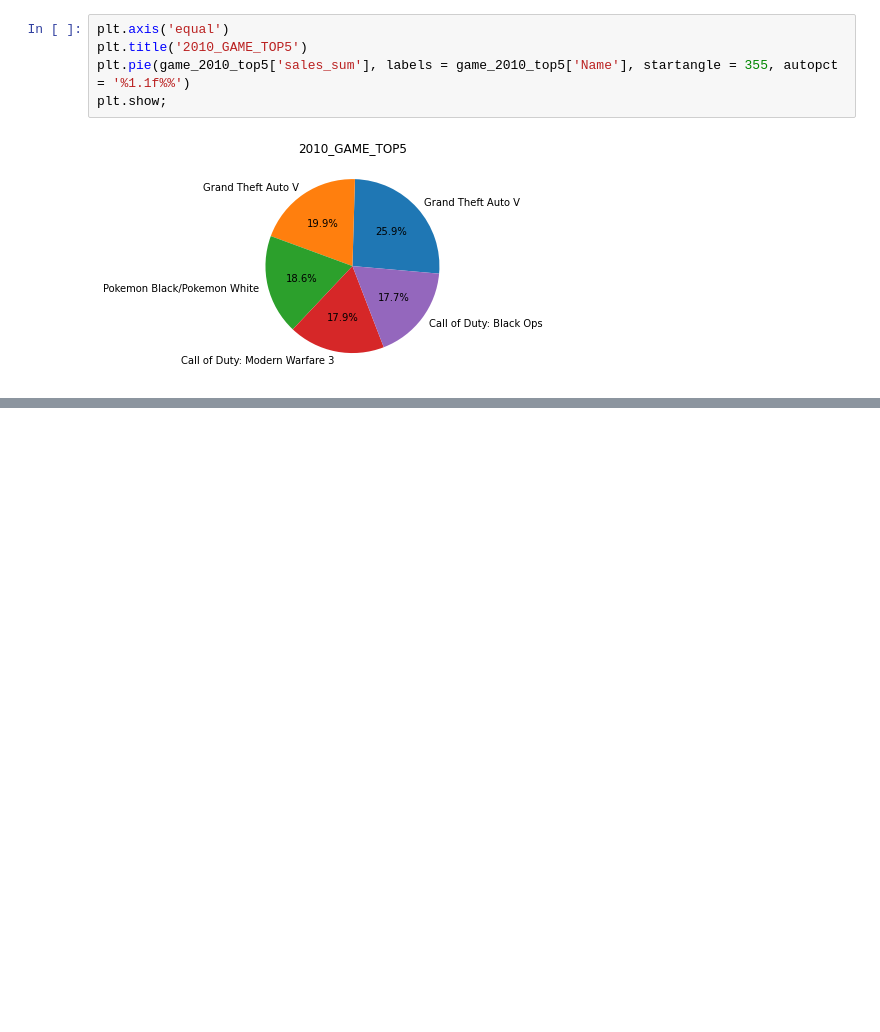
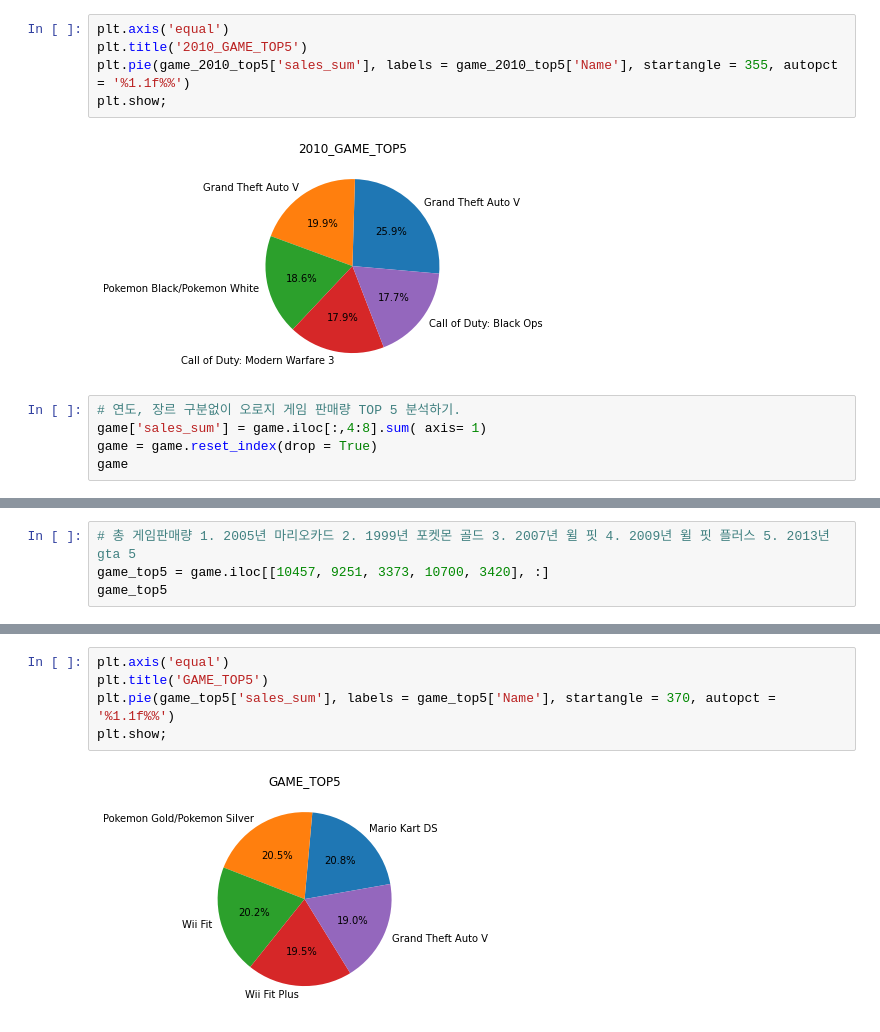
Before and after one commit to matHoYoung/AI_18_JHY_section1, a Jupyter notebook: AI_18_정호영_section1.ipynb, the cells around one changed output, grey strips where cells are left out. Cells and saved outputs as stored; diff of their text form; blank space fills up the shorter version.

```diff
--- a/AI_18_정호영_section1.ipynb
+++ b/AI_18_정호영_section1.ipynb
@@ -649,3 +649,8 @@ plt.pie(game_2010_top5['sales_sum'], labels = game_2010_top5['Name'], startangle
 plt.show;
 # %% [output]
 [figure]
+# %%
+# 연도, 장르 구분없이 오로지 게임 판매량 TOP 5 분석하기.
+game['sales_sum'] = game.iloc[:,4:8].sum( axis= 1)
+game = game.reset_index(drop = True)
+game
@@ -651,0 +687,4 @@ plt.show;
+# %%
+# 총 게임판매량 1. 2005년 마리오카드 2. 1999년 포켓몬 골드 3. 2007년 윌 핏 4. 2009년 윌 핏 플러스 5. 2013년 gta 5
+game_top5 = game.iloc[[10457, 9251, 3373, 10700, 3420], :]
+game_top5
@@ -651,0 +698,7 @@ plt.show;
+# %%
+plt.axis('equal')
+plt.title('GAME_TOP5')
+plt.pie(game_top5['sales_sum'], labels = game_top5['Name'], startangle = 370, autopct = '%1.1f%%')
+plt.show;
+# %% [output]
+[figure, added]
```
Also changed, not shown: parts of 3 cells of this notebook.
